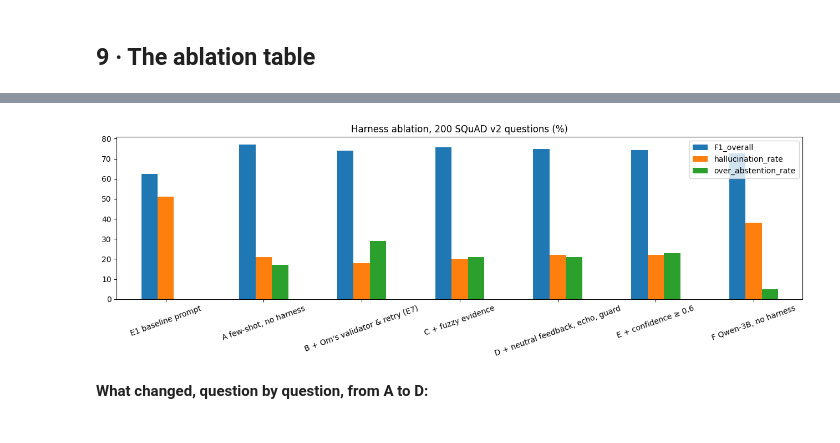
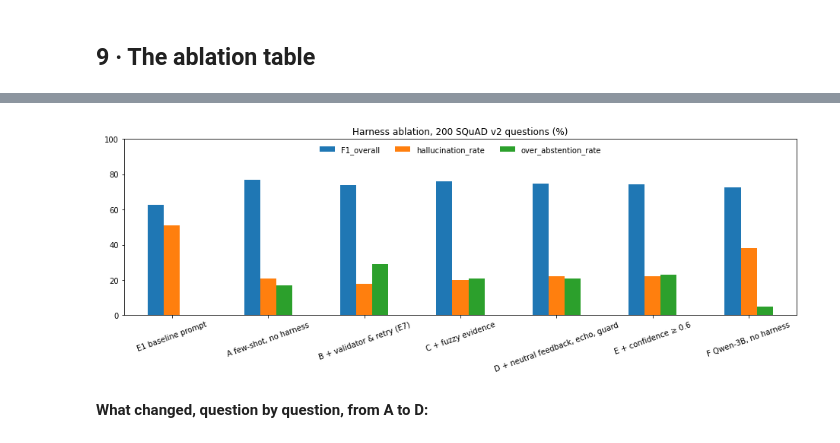
Before and after one commit to OmBoroleGit/AppliedGenAIAssignments, a Jupyter notebook: notebooks/06_harness_ablation.ipynb, the cells around one changed output, grey strips where cells are left out. Cells and saved outputs as stored; diff of their text form; code cells hidden in the pictures.

```diff
--- a/notebooks/06_harness_ablation.ipynb
+++ b/notebooks/06_harness_ablation.ipynb
@@ -265,7 +265,7 @@ Reconstructing (incomplete total...): |          |  0.00B /  0.00B
 ## 9 · The ablation table
 # %%
 systems = {"E1 baseline prompt": pd.read_csv("results/exp_prompt_baseline.csv"),
-           "A few-shot, no harness": A, "B + Om's validator & retry (E7)": B, "C + fuzzy evidence": C,
+           "A few-shot, no harness": A, "B + validator & retry (E7)": B, "C + fuzzy evidence": C,
            "D + neutral feedback, echo, guard": D, f"E + confidence ≥ {THRESHOLD}": E, "F Qwen-3B, no harness": F}
 abl = compare_systems(systems)
 abl["mean_attempts"] = [round(pd.to_numeric(d["attempts"], errors="coerce").mean(), 2) if "attempts" in d else 1.0 for d in systems.values()]
@@ -277,7 +277,8 @@ display(abl[["F1_overall", "EM_overall", "F1_answerable", "hallucination_rate",
 import matplotlib.pyplot as plt
 ax = abl[["F1_overall", "hallucination_rate", "over_abstention_rate"]].plot.bar(figsize=(13, 4.5), rot=20,
         title="Harness ablation, 200 SQuAD v2 questions (%)")
-ax.set_xlabel(""); plt.tight_layout(); plt.savefig(f"{OUT}/ablation_chart.png", dpi=200); plt.show()
+ax.set_xlabel(""); ax.set_ylim(0, 100); ax.legend(ncol=3, loc="upper center", frameon=False)
+plt.tight_layout(); plt.savefig(f"{OUT}/ablation_chart.png", dpi=200); plt.show()
 # %% [output]
 |  | F1_overall | EM_overall | F1_answerable | hallucination_rate | over_abstention_rate | evidence_faithfulness | ... |
 | E1 baseline prompt | 62.5 | 52.5 | 76.0 | 51.0 | 0.0 | 0.0 | ... |
@@ -286,8 +287,8 @@ ax.set_xlabel(""); plt.tight_layout(); plt.savefig(f"{OUT}/ablation_chart.png",
 | C + fuzzy evidence | 75.8 | 72.0 | 71.6 | 20.0 | 21.0 | 84.8 | ... |
 | D + neutral feedback, echo, guard | 74.8 | 71.0 | 71.6 | 22.0 | 21.0 | 84.2 | ... |
 | E + confidence ≥ 0.6 | 74.3 | 70.5 | 70.6 | 22.0 | 23.0 | 84.8 | ... |
 | F Qwen-3B, no harness | 72.6 | 67.5 | 83.1 | 38.0 | 5.0 | 75.9 | ... |
-[figure, old version]
+[figure, new version]
 # %% [markdown]
 **What changed, question by question, from A to D:**
 # %%
```
Also changed, not shown: parts of 7 cells of this notebook, 34 other files.
